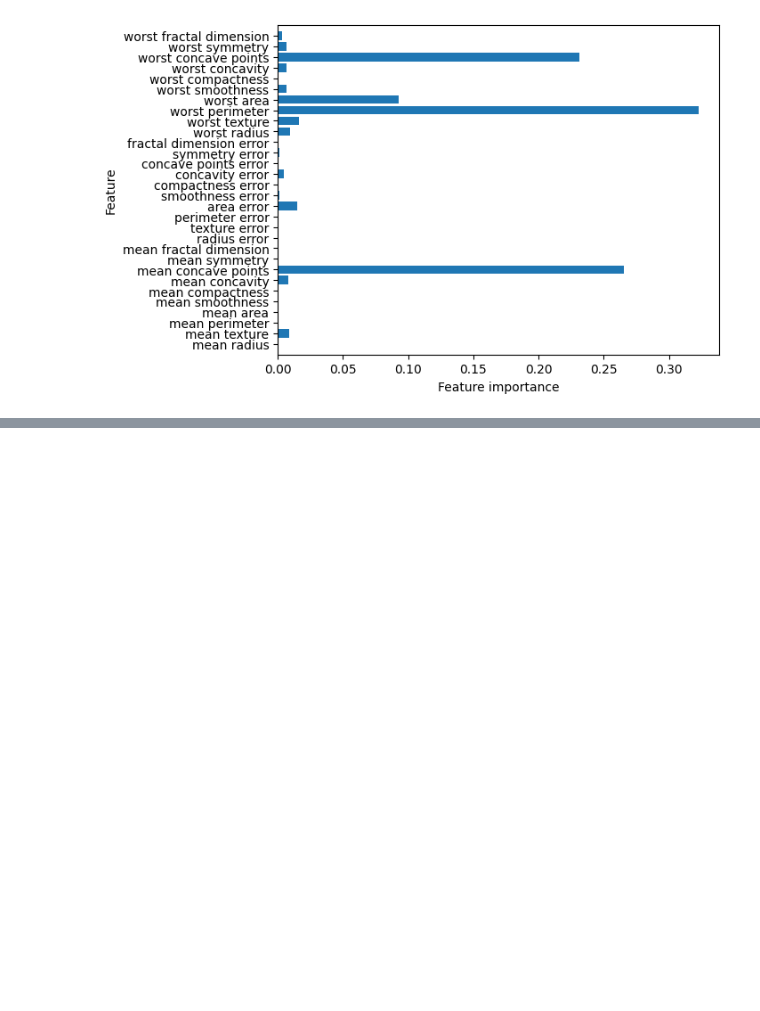
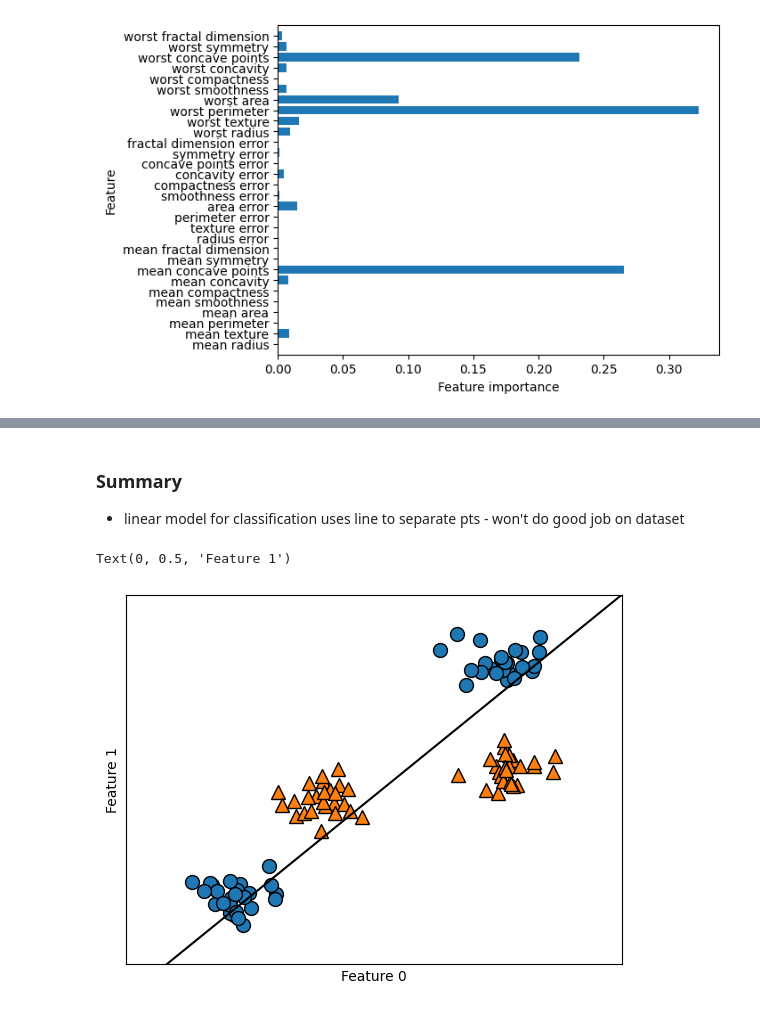
Before and after one commit to 550tealeaves/DATA71200_sum2024_550, a Jupyter notebook: Supervised_learning_revised.ipynb, the cells around one changed output, grey strips where cells are left out. Drawn from its saved outputs; the diff is of its cells as text; code cells hidden in the pictures; blank space fills up the shorter version.

```diff
--- a/Supervised_learning_revised.ipynb
+++ b/Supervised_learning_revised.ipynb
@@ -1426,0 +1453,14 @@ Learning_rate
+# %% [markdown]
+### Summary
+- linear model for classification uses line to separate pts - won't do good job on dataset
+# %%
+from sklearn.svm import LinearSVC
+linear_svm = LinearSVC().fit(X, y)
+
+mglearn.plots.plot_2d_separator(linear_svm, X)
+mglearn.discrete_scatter(X[:, 0], X[:, 1], y)
+plt.xlabel("Feature 0")
+plt.ylabel("Feature 1")
+# %% [output]
+Text(0, 0.5, 'Feature 1')
+[figure, added]
```
Also changed, not shown: parts of 14 cells of this notebook.
